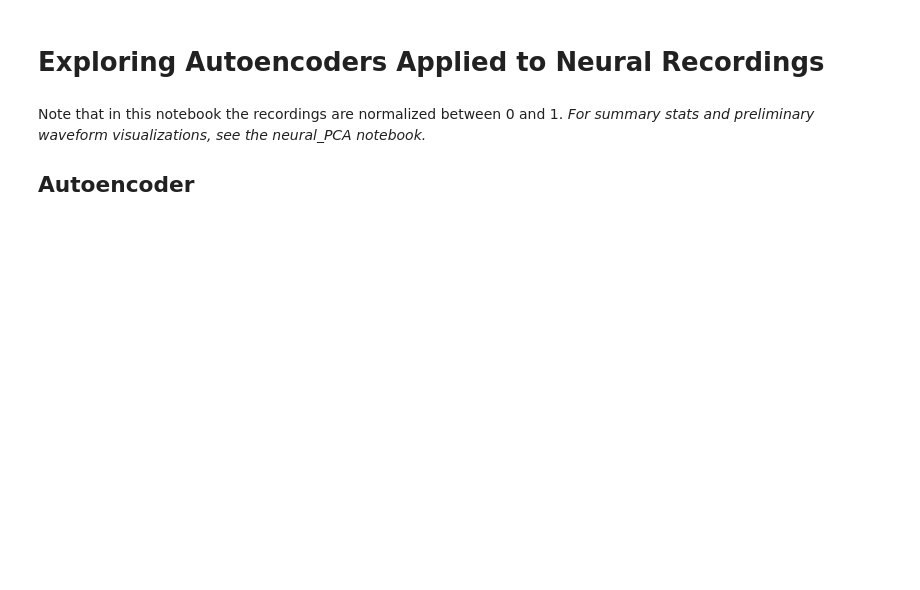
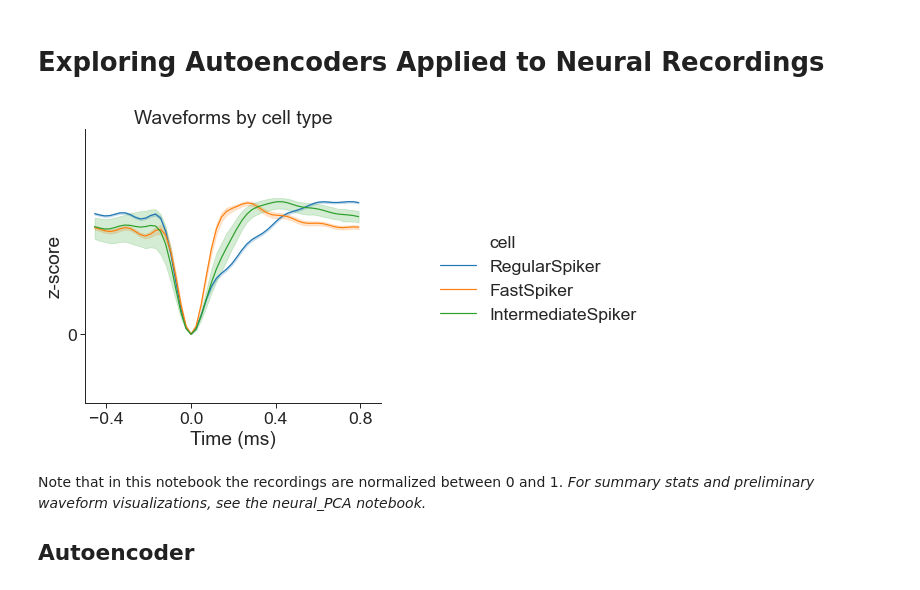
Before and after one commit to zstoebs/neural_dim_reduction, a Jupyter notebook: neural_AE.ipynb, the cells around one changed output. Cells and saved outputs as stored; diff of their text form; code cells hidden in the pictures; blank space fills up the shorter version.

```diff
--- a/neural_AE.ipynb
+++ b/neural_AE.ipynb
@@ -49,3 +25,7 @@ dataset = pd.concat(dataset)
+# %%
+### data setup
+
+dataset = get_dataset()
 # %%
 ### extraction and preprocessing
 
@@ -70,6 +43,12 @@ for i, cell in enumerate(cells):
 
 y = y.astype(int)
 y_cat = to_categorical(y,3)
+# %%
+### visualize normalized waveforms by cell type
+
+plotting.plot_by_cell_types(X,G,features,'Waveforms by cell type','norm_waveforms')
+# %% [output]
+[figure, added]
 # %% [markdown]
 Note that in this notebook the recordings are normalized between 0 and 1. *For summary stats and preliminary waveform visualizations, see the neural_PCA notebook.*
 
```
Also changed, not shown: parts of 17 cells of this notebook, 20 other files.
